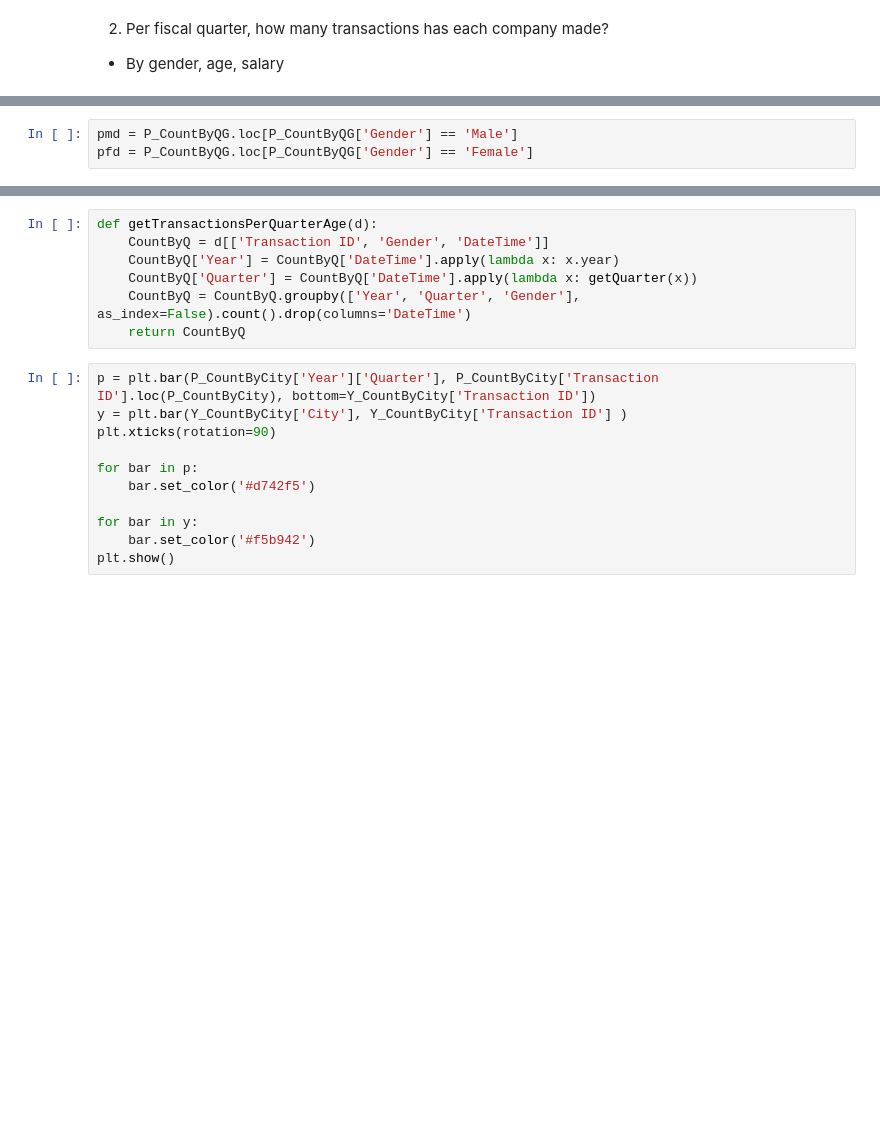
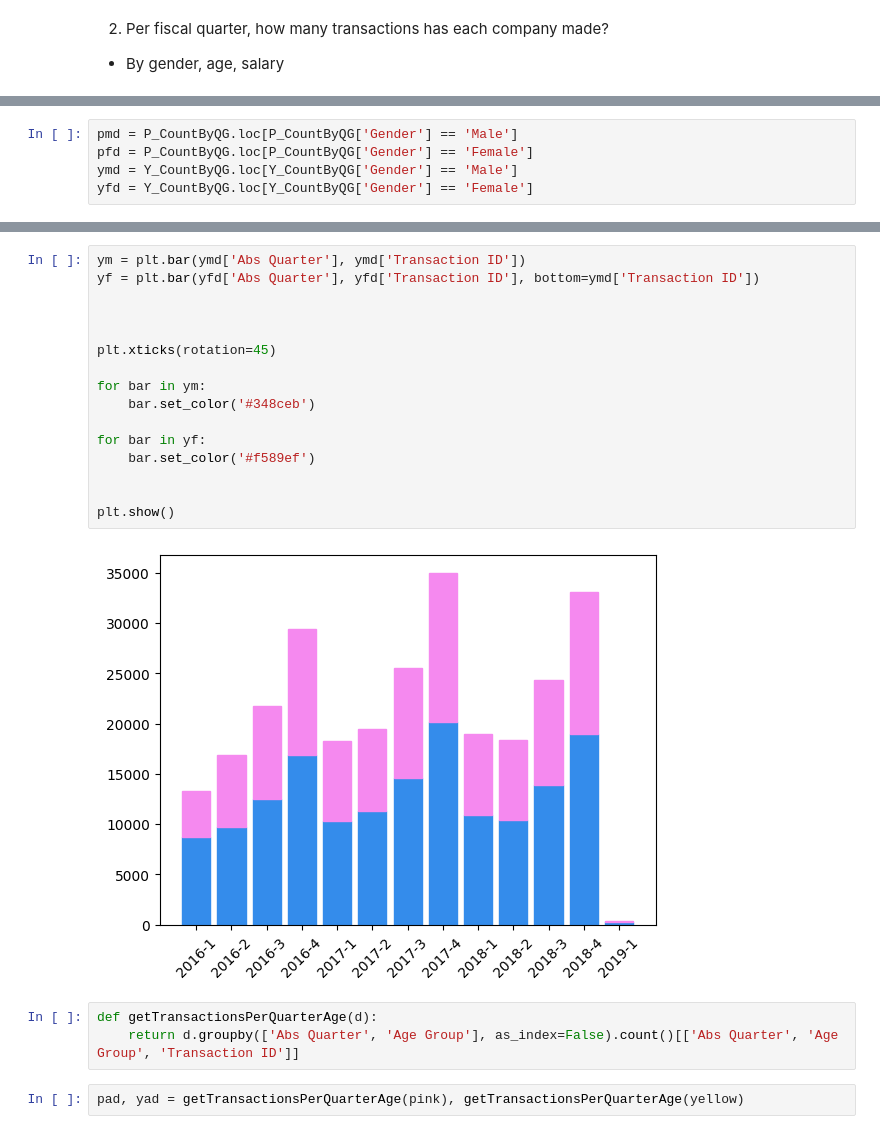
Before and after one commit to nureinumeya1999/Cab-Investment, a Jupyter notebook: src/EDA.ipynb, the cells around one changed output, grey strips where cells are left out. Cells and saved outputs as stored; diff of their text form; blank space fills up the shorter version.

```diff
--- a/src/EDA.ipynb
+++ b/src/EDA.ipynb
@@ -416,3 +360,5 @@ P_CountByQG
 # %%
 pmd = P_CountByQG.loc[P_CountByQG['Gender'] == 'Male']
 pfd = P_CountByQG.loc[P_CountByQG['Gender'] == 'Female']
+ymd = Y_CountByQG.loc[Y_CountByQG['Gender'] == 'Male']
+yfd = Y_CountByQG.loc[Y_CountByQG['Gender'] == 'Female']
@@ -474,18 +383,23 @@ plt.show()
-# %%
-def getTransactionsPerQuarterAge(d):
-    CountByQ = d[['Transaction ID', 'Gender', 'DateTime']]
-    CountByQ['Year'] = CountByQ['DateTime'].apply(lambda x: x.year)
-    CountByQ['Quarter'] = CountByQ['DateTime'].apply(lambda x: getQuarter(x))
-    CountByQ = CountByQ.groupby(['Year', 'Quarter', 'Gender'], as_index=False).count().drop(columns='DateTime')
-    return CountByQ
 # %%
-p = plt.bar(P_CountByCity['Year']['Quarter'], P_CountByCity['Transaction ID'].loc(P_CountByCity), bottom=Y_CountByCity['Transaction ID'])
-y = plt.bar(Y_CountByCity['City'], Y_CountByCity['Transaction ID'] )
-plt.xticks(rotation=90)
+ym = plt.bar(ymd['Abs Quarter'], ymd['Transaction ID'])
+yf = plt.bar(yfd['Abs Quarter'], yfd['Transaction ID'], bottom=ymd['Transaction ID'])
 
-for bar in p:
-    bar.set_color('#d742f5')
 
-for bar in y:
-    bar.set_color('#f5b942')
+
+plt.xticks(rotation=45)
+
+for bar in ym:
+    bar.set_color('#348ceb')
+
+for bar in yf:
+    bar.set_color('#f589ef')
+
+
 plt.show()
+# %% [output]
+[figure, added]
+# %%
+def getTransactionsPerQuarterAge(d):
+    return d.groupby(['Abs Quarter', 'Age Group'], as_index=False).count()[['Abs Quarter', 'Age Group', 'Transaction ID']]
+# %%
+pad, yad = getTransactionsPerQuarterAge(pink), getTransactionsPerQuarterAge(yellow)
```
Also changed, not shown: parts of 35 cells of this notebook.
